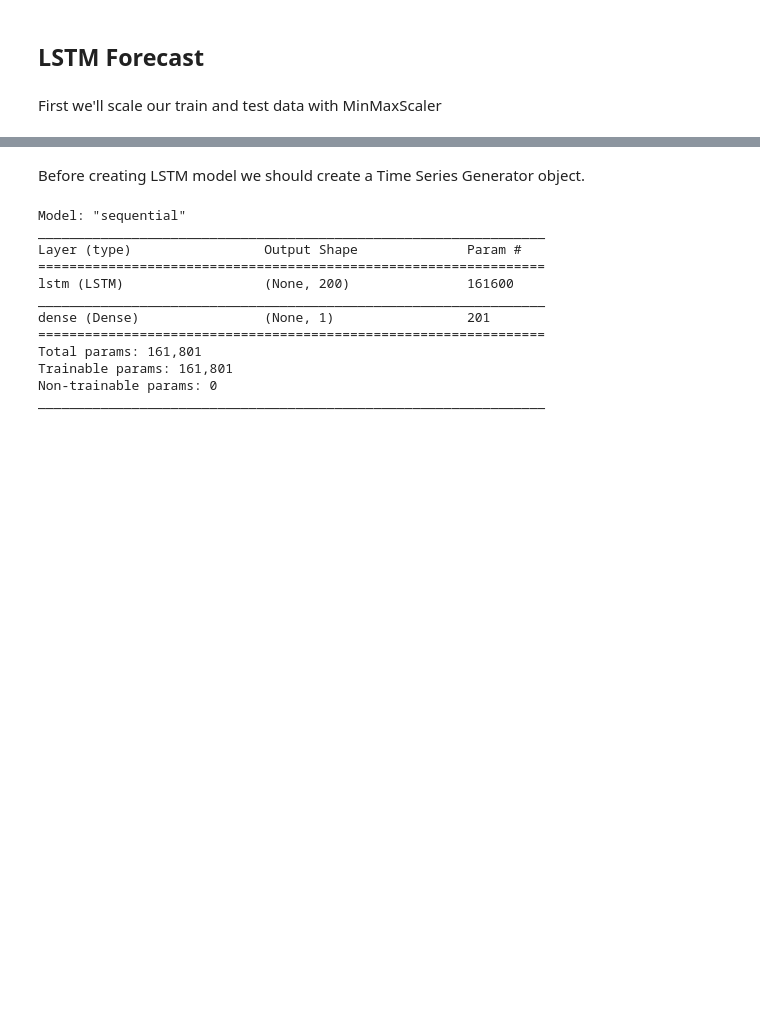
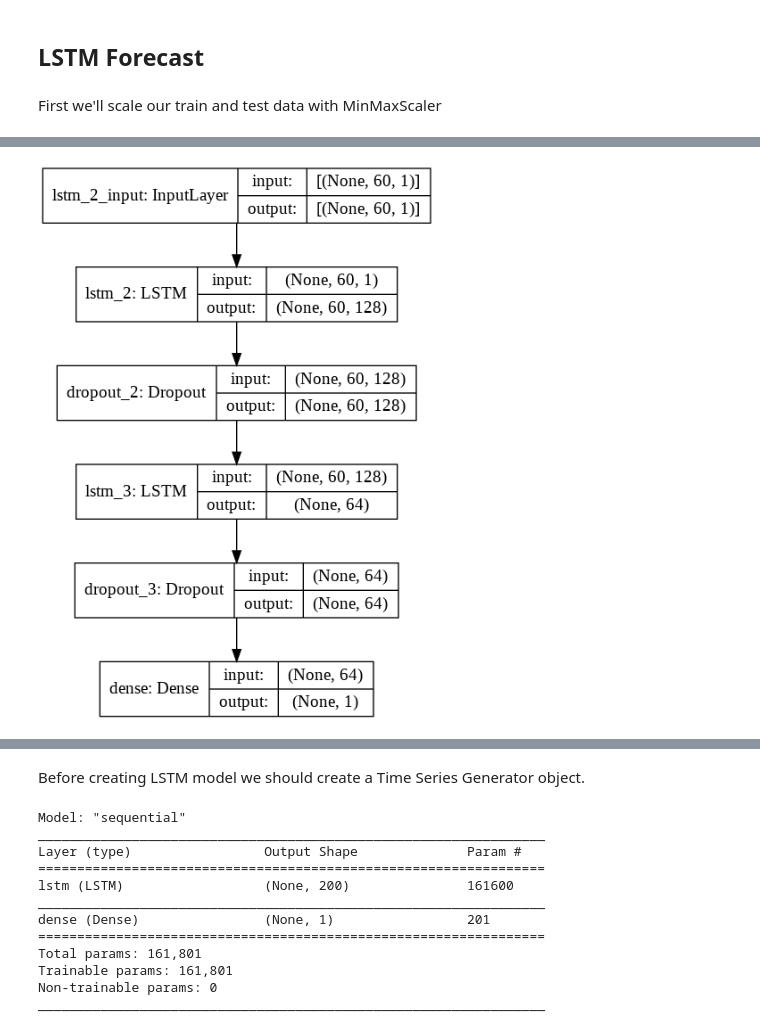
Before and after one commit to mmbs1989/TCC-PUCMINAS, a Jupyter notebook: Notebook_TCC_PUC.ipynb, the cells around one changed output, grey strips where cells are left out. Saved outputs shown, nothing was run; the diff lists cells and outputs as text; code cells hidden in the pictures; blank space fills up the shorter version.

```diff
--- a/Notebook_TCC_PUC.ipynb
+++ b/Notebook_TCC_PUC.ipynb
@@ -589,0 +591,7 @@ scaler = MinMaxScaler()
+# %%
+#Normalização dos dados
+train_lstm = dfarrec_train_lstm.iloc[:,0:1].values
+from sklearn.preprocessing import MinMaxScaler
+scaler = MinMaxScaler()
+train_scaled_lstm = scaler.fit_transform(train_lstm)
+train_scaled_lstm
@@ -589,0 +625,34 @@ scaler = MinMaxScaler()
+# %%
+x_train_lstm = np.reshape(x_train_lstm, (x_train_lstm.shape[0], x_train_lstm.shape[1], 1))
+# %%
+#Criação da LSTM utilizando a biblioteca Keras
+
+#seed=2016
+#np.random.seed (seed)
+
+# Inicialização da RNN
+model_rnn = Sequential()
+
+#O parâmetro return_sequences=True indica que a rede terá mais camadas a frente
+#O parâmetro Dropout ajuda no ajuste do Overfitting
+
+# Adiciona a primeira camada LSTM com o Dropout
+model_rnn.add(LSTM(units = 128, return_sequences = True, input_shape = (x_train_lstm.shape[1], 1)))
+model_rnn.add(Dropout(0.3))
+
+# Adiciona a segunda camada LSTM com o Dropout
+model_rnn.add(LSTM(units = 64))
+model_rnn.add(Dropout(0.3))
+
+# Adiciona a camada de saída
+#model_rnn.add(Dense(16,init='uniform',activation='relu'))
+model_rnn.add(Dense(1,activation='linear'))
+
+# Compila a RNN, neste caso utilizando o otimizador 'Adam'
+model_rnn.compile(optimizer = 'adam', loss = 'mean_squared_error', metrics=['mean_absolute_error'])
+
+# Faz o treinamento da RNN utilizando o dataset de treinamento
+model_rnn.fit(x_train_lstm, y_train_lstm, epochs = 100, batch_size = 32)
+
+#Mostra o resumo do modelo
+model_rnn.summary()
@@ -589,0 +677,5 @@ scaler = MinMaxScaler()
+# %%
+#Visualização do modelo
+plot_model(model_rnn, show_shapes=True) #Acrescente o parâmetro 'to_file='model_rnn.png' para exportar a figura
+# %% [output]
+[figure, added]
```
Also changed, not shown: parts of 11 cells of this notebook.
